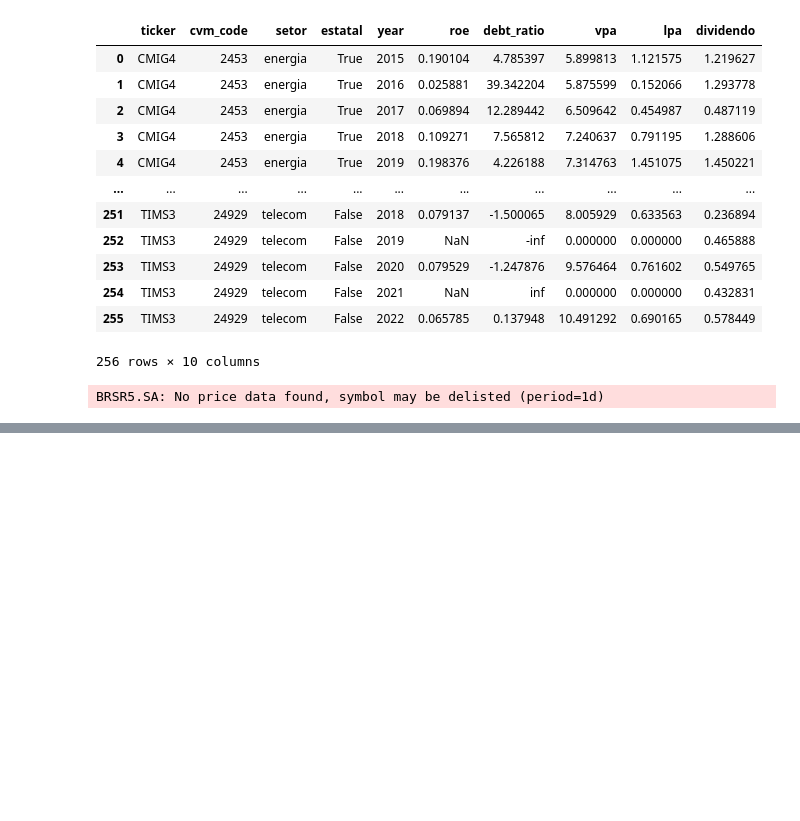
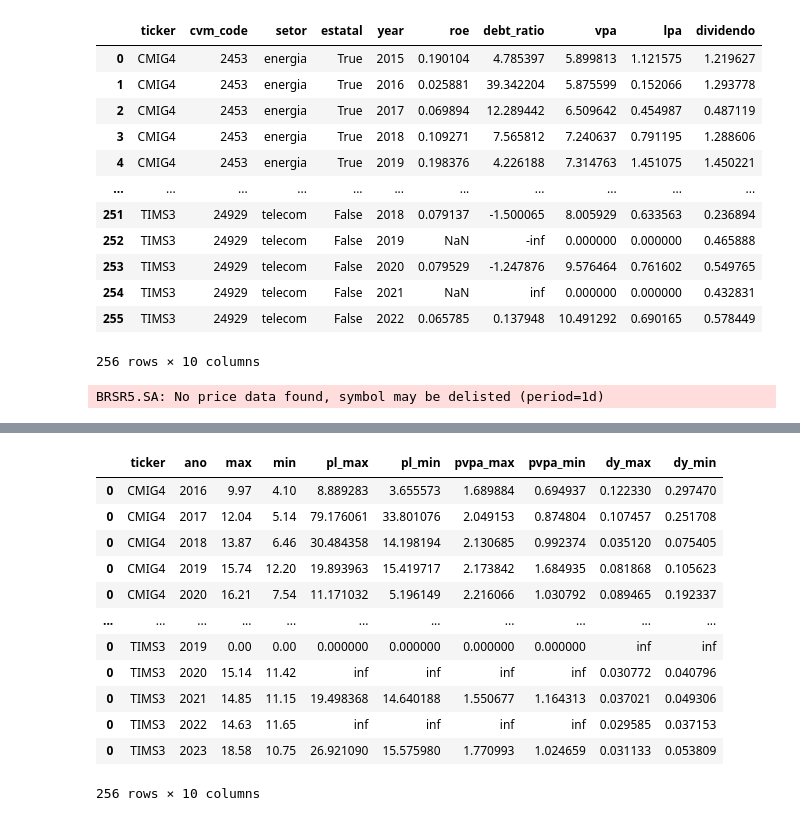
Before and after one commit to eduardopfranca/radar_fundamentalista, a Jupyter notebook: preco_teto.ipynb, the cells around one changed output, grey strips where cells are left out. Drawn from its saved outputs; the diff is of its cells as text; code cells hidden in the pictures; blank space fills up the shorter version.

```diff
--- a/preco_teto.ipynb
+++ b/preco_teto.ipynb
@@ -16,3 +22,6 @@ infos = infos.drop(infos.columns[0], axis=1)
 cotacoes = cotacoes.drop(cotacoes.columns[0], axis=1)
 dividendos = dividendos.drop(dividendos.columns[0], axis=1)
 indicadores = indicadores.drop(indicadores.columns[0], axis=1)
+# %%
+anos = np.arange(2015,2024)
+anos
@@ -223,0 +163,17 @@ NameError: name 'setor' is not defined
+# %%
+faixas_precos = pd.concat(df_list_faixas)
+faixas_precos
+# %% [output]
+|  | ticker | ano | max | min | pl_max | pl_min | pvpa_max | pvpa_min | dy_max | dy_min |
+| 0 | CMIG4 | 2016 | 9.97 | 4.10 | 8.889283 | 3.655573 | 1.689884 | 0.694937 | 0.122330 | 0.297470 |
+| 0 | CMIG4 | 2017 | 12.04 | 5.14 | 79.176061 | 33.801076 | 2.049153 | 0.874804 | 0.107457 | 0.251708 |
+| 0 | CMIG4 | 2018 | 13.87 | 6.46 | 30.484358 | 14.198194 | 2.130685 | 0.992374 | 0.035120 | 0.075405 |
+| 0 | CMIG4 | 2019 | 15.74 | 12.20 | 19.893963 | 15.419717 | 2.173842 | 1.684935 | 0.081868 | 0.105623 |
+| 0 | CMIG4 | 2020 | 16.21 | 7.54 | 11.171032 | 5.196149 | 2.216066 | 1.030792 | 0.089465 | 0.192337 |
+| ... | ... | ... | ... | ... | ... | ... | ... | ... | ... | ... |
+| 0 | TIMS3 | 2019 | 0.00 | 0.00 | 0.000000 | 0.000000 | 0.000000 | 0.000000 | inf | inf |
+| 0 | TIMS3 | 2020 | 15.14 | 11.42 | inf | inf | inf | inf | 0.030772 | 0.040796 |
+| 0 | TIMS3 | 2021 | 14.85 | 11.15 | 19.498368 | 14.640188 | 1.550677 | 1.164313 | 0.037021 | 0.049306 |
+| 0 | TIMS3 | 2022 | 14.63 | 11.65 | inf | inf | inf | inf | 0.029585 | 0.037153 |
+| 0 | TIMS3 | 2023 | 18.58 | 10.75 | 26.921090 | 15.575980 | 1.770993 | 1.024659 | 0.031133 | 0.053809 |
+256 rows × 10 columns
```
Also changed, not shown: parts of 12 cells of this notebook.
